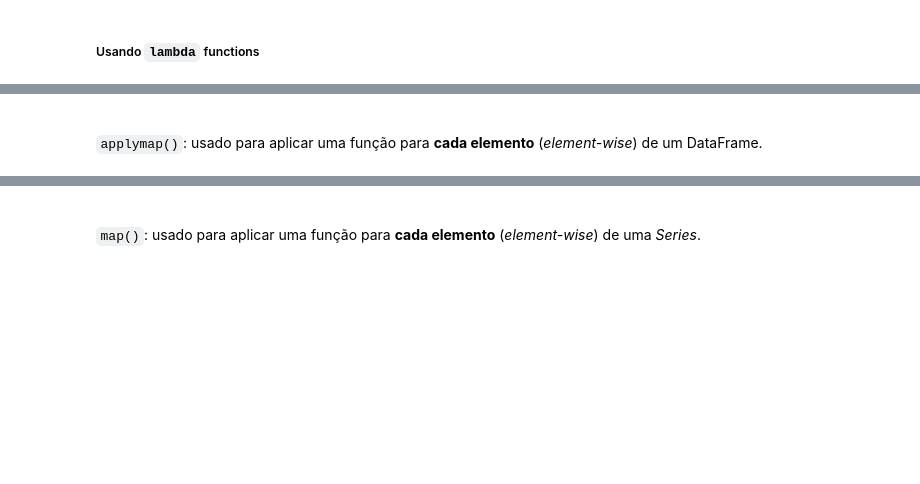
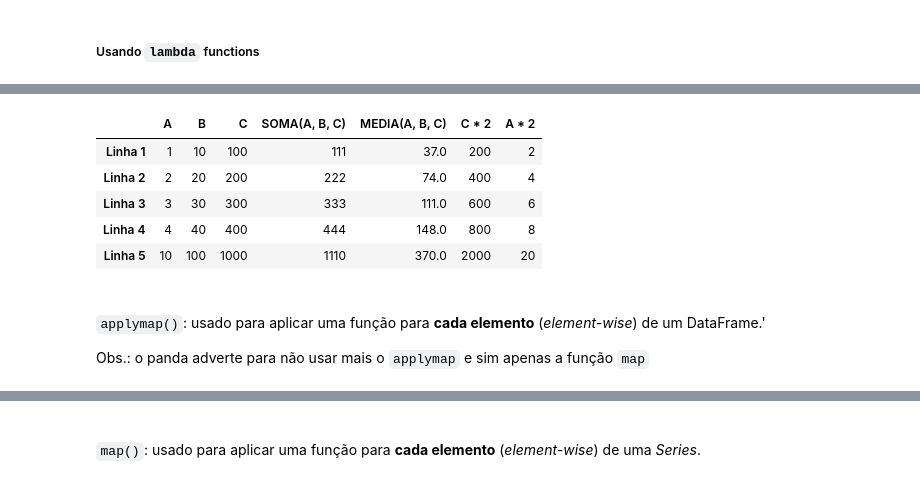
Before and after one commit to rudaaranha/pandas-essencial, a Jupyter notebook: manipulacao_de_dados_codigo_base.ipynb, the cells around one changed output, grey strips where cells are left out. Cells and saved outputs as stored; diff of their text form; code cells hidden in the pictures; blank space fills up the shorter version.

Commit message:
função apply e map

```diff
--- a/manipulacao_de_dados_codigo_base.ipynb
+++ b/manipulacao_de_dados_codigo_base.ipynb
@@ -2190,0 +2200,3 @@ Fonte: https://www.allthesnippets.com/browse/pandas/df_axis.html
+# %%
+df['SOMA(A, B, C)'] = df.apply(nossa_soma, axis=1)
+df
@@ -2191,2 +2209,5 @@ Fonte: https://www.allthesnippets.com/browse/pandas/df_axis.html
 # %% [markdown]
 <img src='./imagens/apply_axis_1.png' width=250/>
+# %%
+df.loc['Linha 5'] = df.apply(nossa_soma, axis=0)
+df
@@ -2194,3 +2222,7 @@ Fonte: https://www.allthesnippets.com/browse/pandas/df_axis.html
 <img src='./imagens/apply_axis_0.png' width=250/>
 # %% [markdown]
 ##### Usando `lambda` functions
+# %%
+# Primeiro filtramos as colunas A, B e C
+df['MEDIA(A, B, C)'] = df[['A', 'B', 'C']].apply(lambda series: series.mean(), axis=1)
+df
@@ -2197,2 +2236,6 @@ Fonte: https://www.allthesnippets.com/browse/pandas/df_axis.html
 # %% [markdown]
 <img src='./imagens/apply_axis_1_mean.png' width=350/>
+# %%
+# Aplica a lammbda function abaixo para cada elemento da coluna
+df['C * 2'] = df['C'].apply(lambda x: x * 2)
+df
@@ -2199,7 +2249,19 @@ Fonte: https://www.allthesnippets.com/browse/pandas/df_axis.html
+# %%
+df['A * 2'] = df['A'] * 2
+df
+# %% [output]
+|  | A | B | C | SOMA(A, B, C) | MEDIA(A, B, C) | C * 2 | A * 2 |
+| Linha 1 | 1 | 10 | 100 | 111 | 37.0 | 200 | 2 |
+| Linha 2 | 2 | 20 | 200 | 222 | 74.0 | 400 | 4 |
+| Linha 3 | 3 | 30 | 300 | 333 | 111.0 | 600 | 6 |
+| Linha 4 | 4 | 40 | 400 | 444 | 148.0 | 800 | 8 |
+| Linha 5 | 10 | 100 | 1000 | 1110 | 370.0 | 2000 | 20 |
 # %% [markdown]
 <br/>
 
-`applymap()`: usado para aplicar uma função para **cada elemento** (_element-wise_) de um DataFrame.
+`applymap()`: usado para aplicar uma função para **cada elemento** (_element-wise_) de um DataFrame.'
+
+Obs.: o panda adverte para não usar mais o `applymap` e sim apenas a função `map`
 # %%
 df = pd.DataFrame({ 'A': [1, 2, 3, 4],
                     'B': [10, 20, 30, 40],
```
Also changed, not shown: parts of 12 cells of this notebook.
